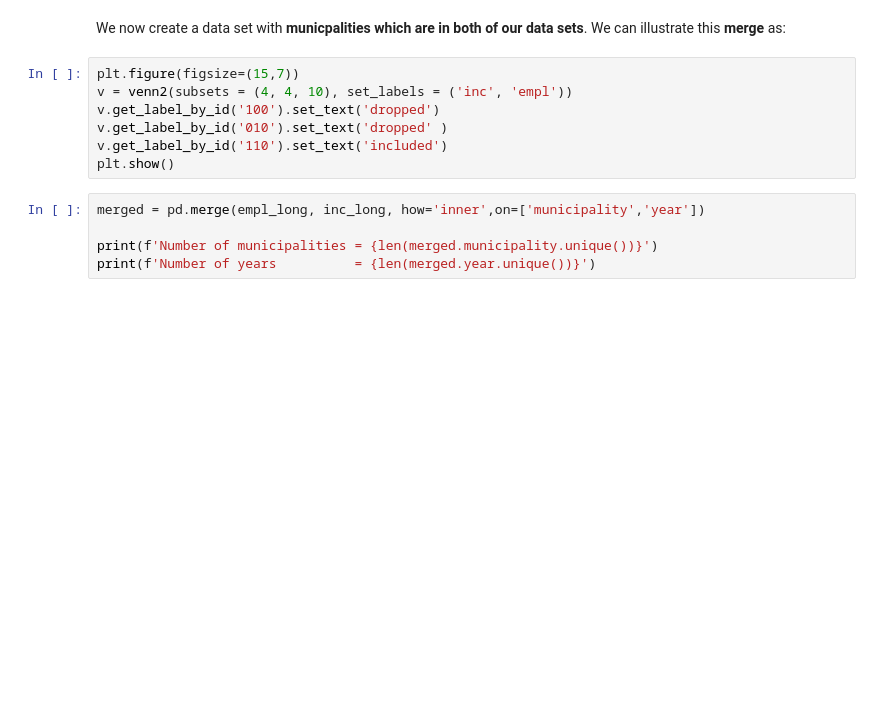
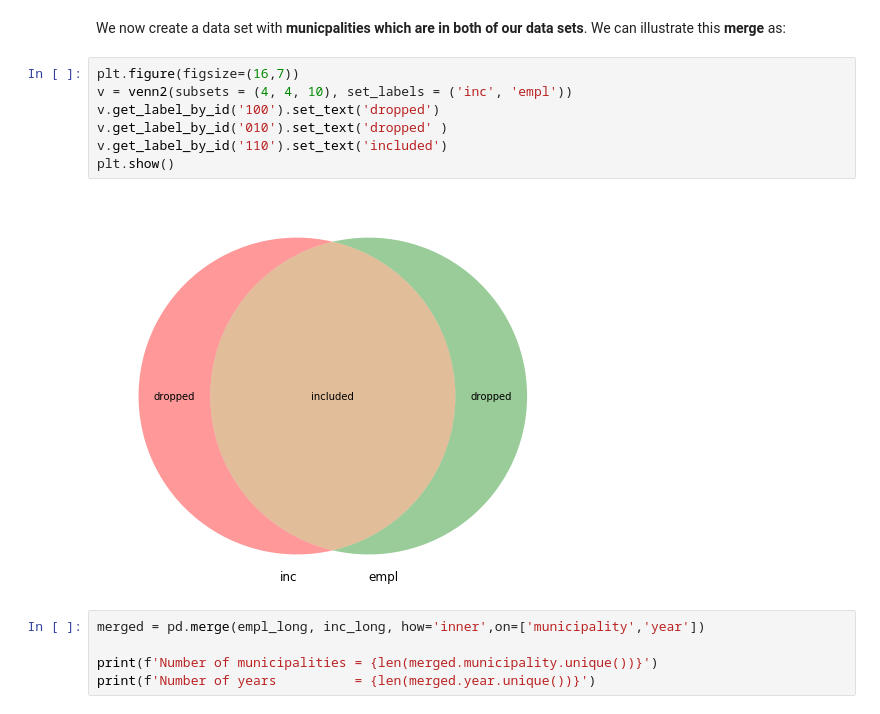
Before and after one commit to NumEconCopenhagen/projects-2020-matrixgymnasterne, a Jupyter notebook: dataproject/dataproject.ipynb, the cells around one changed output. Drawn from its saved outputs; the diff is of its cells as text; blank space fills up the shorter version.

```diff
--- a/dataproject/dataproject.ipynb
+++ b/dataproject/dataproject.ipynb
@@ -188,12 +188,14 @@ ADD SOMETHING HERE IF THE READER SHOULD KNOW THAT E.G. SOME MUNICIPALITY IS SPEC
 # %% [markdown]
 We now create a data set with **municpalities which are in both of our data sets**. We can illustrate this **merge** as:
 # %%
-plt.figure(figsize=(15,7))
+plt.figure(figsize=(16,7))
 v = venn2(subsets = (4, 4, 10), set_labels = ('inc', 'empl'))
 v.get_label_by_id('100').set_text('dropped')
 v.get_label_by_id('010').set_text('dropped' )
 v.get_label_by_id('110').set_text('included')
 plt.show()
+# %% [output]
+[figure, added]
 # %%
 merged = pd.merge(empl_long, inc_long, how='inner',on=['municipality','year'])
 
```
Also changed, not shown: parts of 1 cell of this notebook.
